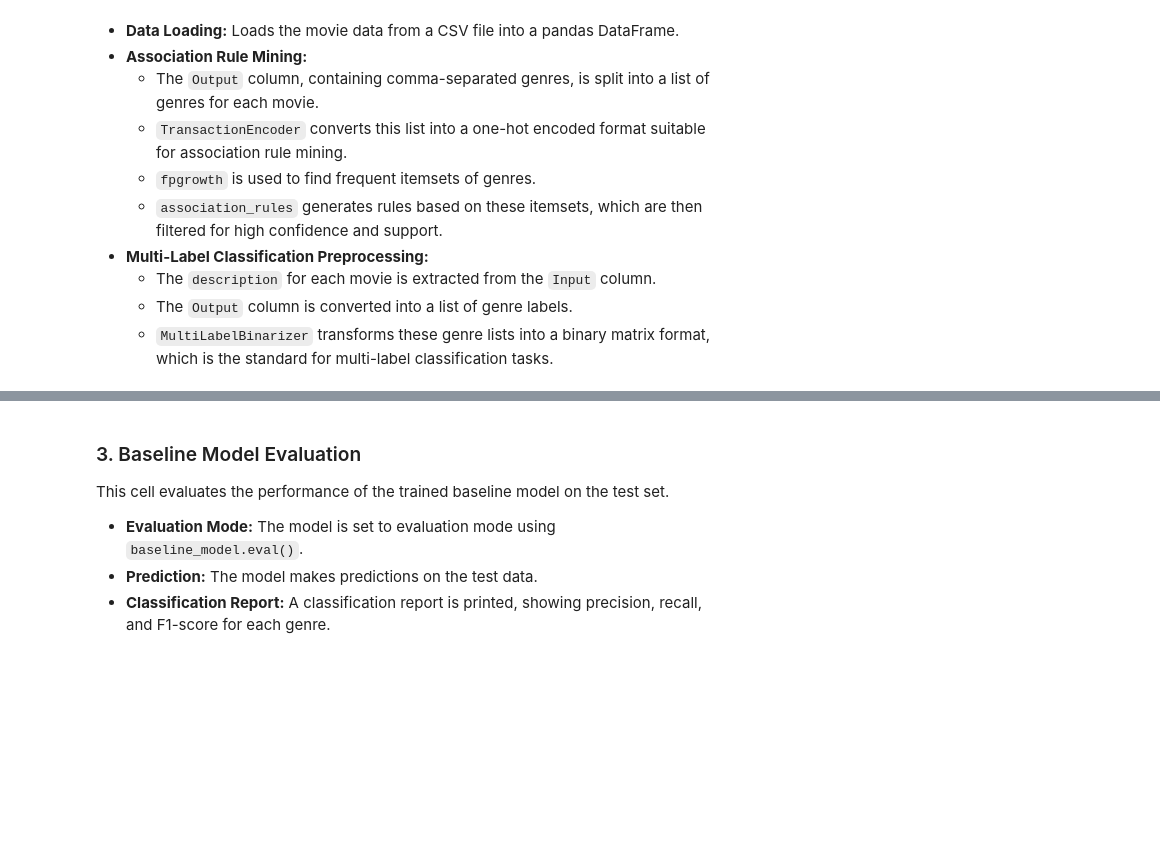
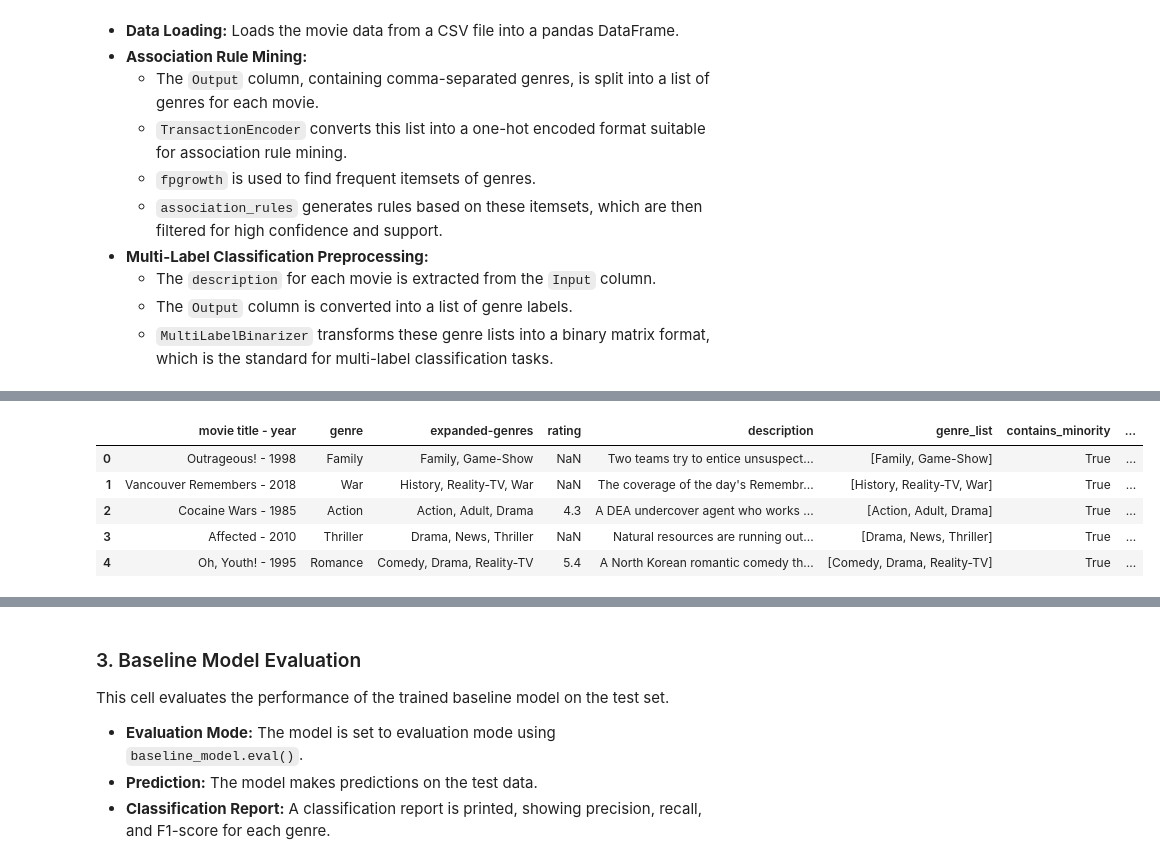
Before and after one commit to eerisken/deep-learning-projects, a Jupyter notebook: movie-genre-prediction/LTN.ipynb, the cells around one changed output, grey strips where cells are left out. Cells and saved outputs as stored; diff of their text form; code cells hidden in the pictures; blank space fills up the shorter version.

```diff
--- a/movie-genre-prediction/LTN.ipynb
+++ b/movie-genre-prediction/LTN.ipynb
@@ -118,0 +38,86 @@ array([[1, 1, 0, 0, 0, 0, 0, 0, 1, 0, 0, 0, 0, 0, 0, 0, 0, 0, 0, 0, 0, 0,
+# %%
+from google.colab import drive
+import pandas as pd
+from collections import Counter
+from mlxtend.preprocessing import TransactionEncoder
+from mlxtend.frequent_patterns import fpgrowth, association_rules
+from sklearn.preprocessing import MultiLabelBinarizer
+
+"""
+drive.mount('/content/drive', force_remount=True)
+
+# Load the data
+df = pd.read_csv('/content/drive/My Drive/movie-genre-prediction/train.csv')
+
+# Use only 25% of the dataset
+df = df.sample(frac=0.10, random_state=42).reset_index(drop=True)
+"""
+
+# Mount Google Drive
+drive.mount('/content/drive', force_remount=True)
+
+# Load the dataset
+df = pd.read_csv('/content/drive/My Drive/movie-genre-prediction/train.csv')
+
+# --- Step 1: Parse genre labels ---
+# Assumes genres are comma-separated strings
+df["genre_list"] = df["expanded-genres"].fillna("").apply(lambda x: [genre.strip() for genre in x.split(", ") if genre.strip()])
+
+# --- Step 2: Count frequency of each genre ---
+genre_counter = Counter()
+for genres in df["genre_list"]:
+    genre_counter.update(genres)
+
+# Display number of samples per genre
+print("Samples per genre:")
+for genre, count in genre_counter.items():
+    print(f"{genre:<15} {count}")
+
+# --- Step 3: Identify minority genres ---
+# Set threshold for minority genre (e.g., fewer than 200 samples)
+MINORITY_THRESHOLD = 200
+minority_genres = {genre for genre, count in genre_counter.items() if count < MINORITY_THRESHOLD}
+
+print(f"\nMinority genres (< {MINORITY_THRESHOLD} samples): {sorted(minority_genres)}")
+
+# --- Step 4: Split dataset ---
+# Mark rows that contain any minority genre
+df["contains_minority"] = df["genre_list"].apply(lambda genres: any(g in minority_genres for g in genres))
+
+# Keep all minority rows
+minority_df = df[df["contains_minority"]]
+
+# Sample 10% of the remaining data
+non_minority_df = df[~df["contains_minority"]].sample(frac=0.10, random_state=42)
+
+print(f"\nOriginal dataset size: {len(df)}")
+# Combine both
+df = pd.concat([minority_df, non_minority_df]).reset_index(drop=True)
+
+print(f"Minority rows kept: {len(minority_df)}")
+print(f"Non-minority rows sampled: {len(non_minority_df)}")
+print(f"Total train set size: {len(df)}")
+
+# Association rule mining
+transactions = df['expanded-genres'].str.split(', ').tolist()
+te = TransactionEncoder()
+te_ary = te.fit(transactions).transform(transactions)
+df_encoded = pd.DataFrame(te_ary, columns=te.columns_)
+frequent_itemsets = fpgrowth(df_encoded, min_support=0.01, use_colnames=True)
+rules = association_rules(frequent_itemsets, metric="lift", min_threshold=1)
+high_confidence_rules = rules[(rules['confidence'] > 0.25) & (rules['support'] > 0.001)]
+
+# Data preprocessing for multi-label classification
+#df['description'] = df['Input'].apply(lambda x: x.split('\n\n', 1)[1] if '\n\n' in x else '')
+df['Output-Label'] = df['expanded-genres'].str.split(', ')
+mlb = MultiLabelBinarizer()
+y = mlb.fit_transform(df['Output-Label'])
+
+# Display results
+display(df.head())
+display(high_confidence_rules)
+print("Descriptions:")
+display(df['description'].head())
+print("\nBinary Labels (y):")
+display(y[:5])
+# %% [output]
@@ -118,0 +141,6 @@ array([[1, 1, 0, 0, 0, 0, 0, 0, 1, 0, 0, 0, 0, 0, 0, 0, 0, 0, 0, 0, 0, 0,
+|  | movie title - year | genre | expanded-genres | rating | description | genre_list | contains_minority | ... |
+| 0 | Outrageous! - 1998 | Family | Family, Game-Show | NaN | Two teams try to entice unsuspect... | [Family, Game-Show] | True | ... |
+| 1 | Vancouver Remembers - 2018 | War | History, Reality-TV, War | NaN | The coverage of the day's Remembr... | [History, Reality-TV, War] | True | ... |
+| 2 | Cocaine Wars - 1985 | Action | Action, Adult, Drama | 4.3 | A DEA undercover agent who works ... | [Action, Adult, Drama] | True | ... |
+| 3 | Affected - 2010 | Thriller | Drama, News, Thriller | NaN | Natural resources are running out... | [Drama, News, Thriller] | True | ... |
+| 4 | Oh, Youth! - 1995 | Romance | Comedy, Drama, Reality-TV | 5.4 | A North Korean romantic comedy th... | [Comedy, Drama, Reality-TV] | True | ... |
```
Also changed, not shown: parts of 14 cells of this notebook.
